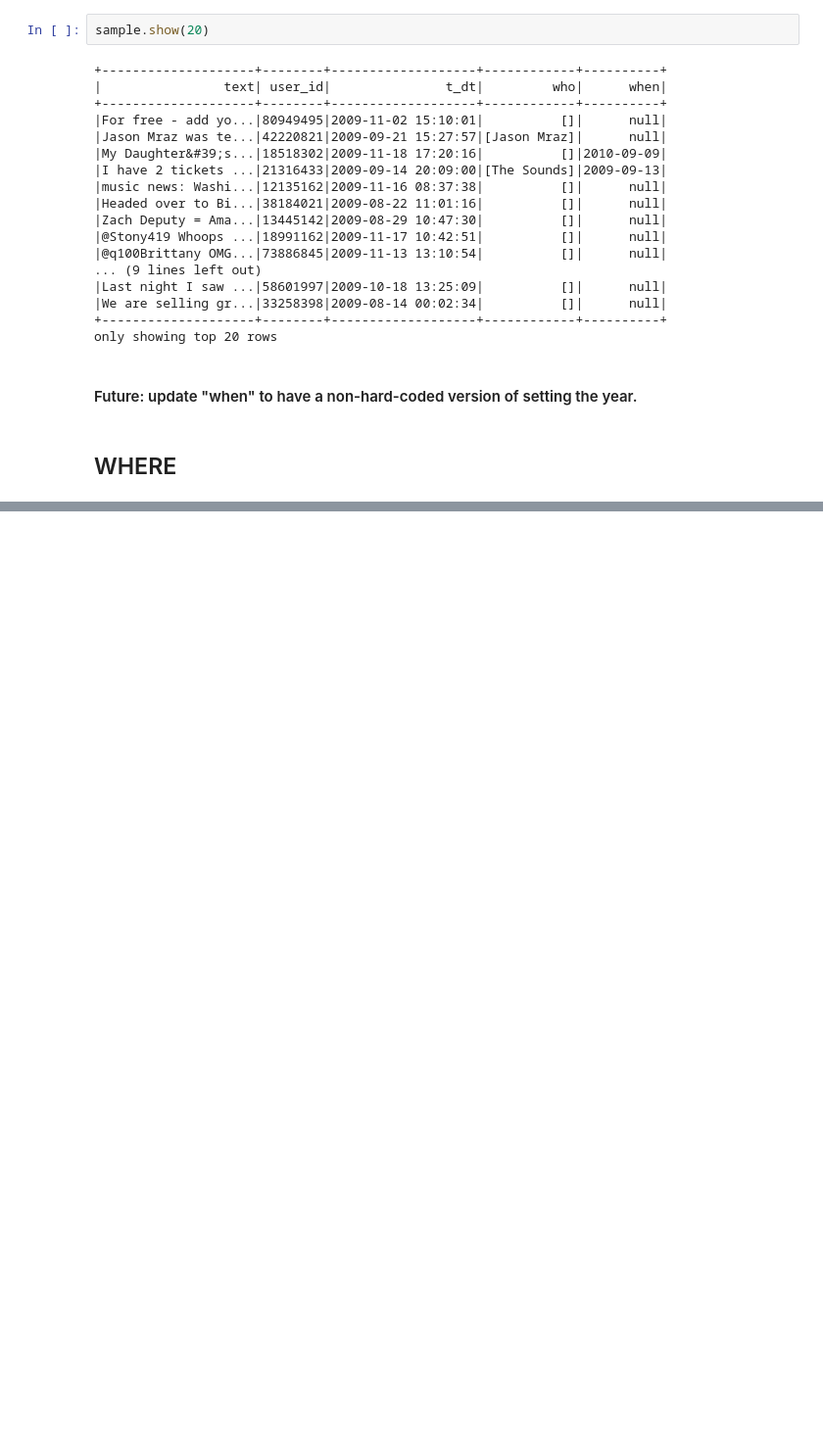
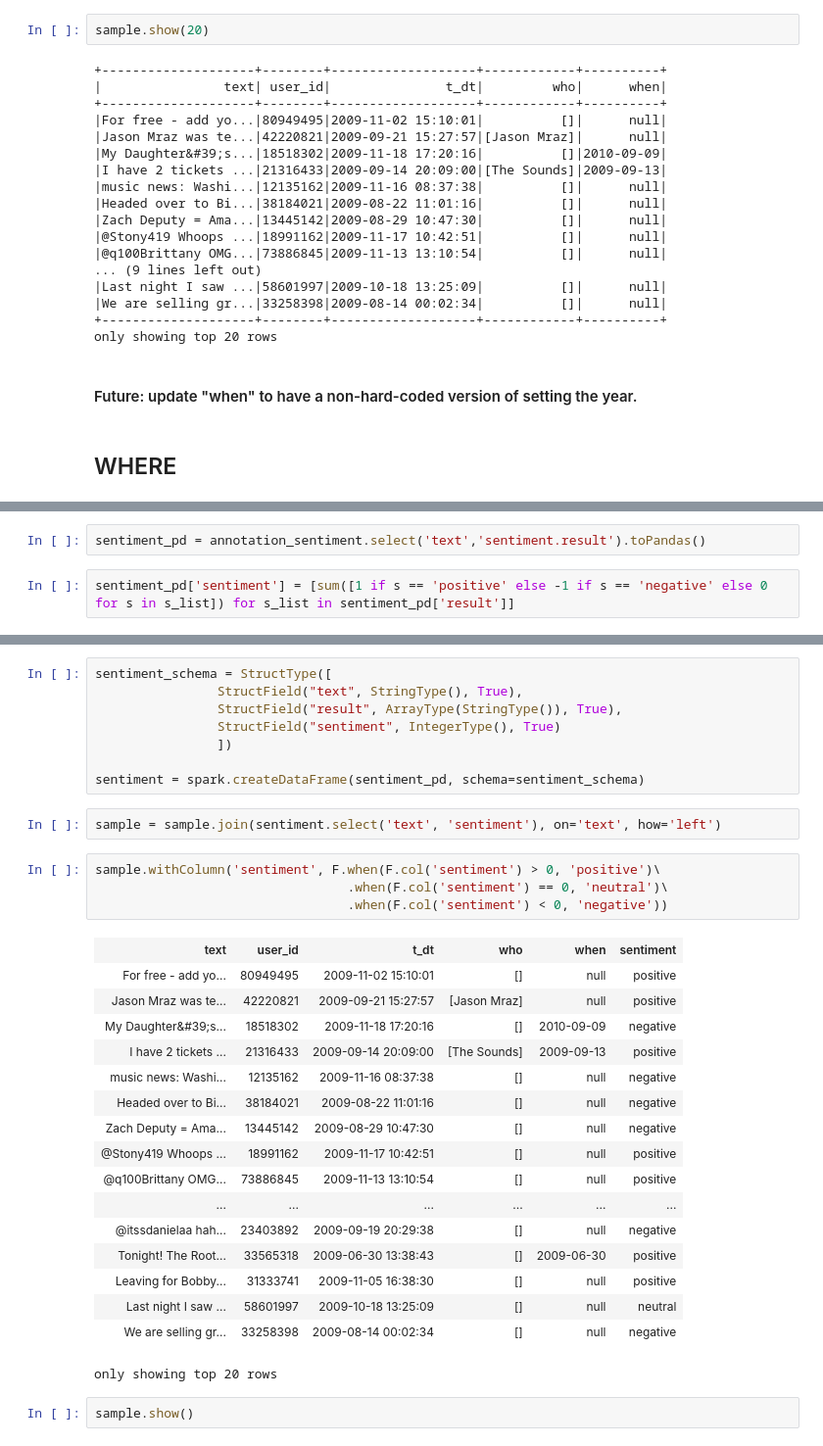
Before and after one commit to allisoncstafford/concert_tweets, a Jupyter notebook: notebooks/classifier.ipynb, the cells around one changed output, grey strips where cells are left out. Shown: that part at 98% size. Cells and saved outputs as stored; diff of their text form; blank space fills up the shorter version.

Commit message:
determine sentiment

```diff
--- a/notebooks/classifier.ipynb
+++ b/notebooks/classifier.ipynb
@@ -718,0 +750,4 @@ only showing top 20 rows
+# %%
+sentiment_pd = annotation_sentiment.select('text','sentiment.result').toPandas()
+# %%
+sentiment_pd['sentiment'] = [sum([1 if s == 'positive' else -1 if s == 'negative' else 0 for s in s_list]) for s_list in sentiment_pd['result']]
@@ -718,0 +763,34 @@ only showing top 20 rows
+# %%
+sentiment_schema = StructType([
+                StructField("text", StringType(), True),
+                StructField("result", ArrayType(StringType()), True),
+                StructField("sentiment", IntegerType(), True)
+                ])
+
+sentiment = spark.createDataFrame(sentiment_pd, schema=sentiment_schema)
+# %%
+sample = sample.join(sentiment.select('text', 'sentiment'), on='text', how='left')
+# %%
+sample.withColumn('sentiment', F.when(F.col('sentiment') > 0, 'positive')\
+                                 .when(F.col('sentiment') == 0, 'neutral')\
+                                 .when(F.col('sentiment') < 0, 'negative'))
+# %% [output]
+| text | user_id | t_dt | who | when | sentiment |
+| For free - add yo... | 80949495 | 2009-11-02 15:10:01 | [] | null | positive |
+| Jason Mraz was te... | 42220821 | 2009-09-21 15:27:57 | [Jason Mraz] | null | positive |
+| My Daughter&#39;s... | 18518302 | 2009-11-18 17:20:16 | [] | 2010-09-09 | negative |
+| I have 2 tickets ... | 21316433 | 2009-09-14 20:09:00 | [The Sounds] | 2009-09-13 | positive |
+| music news: Washi... | 12135162 | 2009-11-16 08:37:38 | [] | null | negative |
+| Headed over to Bi... | 38184021 | 2009-08-22 11:01:16 | [] | null | negative |
+| Zach Deputy = Ama... | 13445142 | 2009-08-29 10:47:30 | [] | null | negative |
+| @Stony419 Whoops ... | 18991162 | 2009-11-17 10:42:51 | [] | null | positive |
+| @q100Brittany OMG... | 73886845 | 2009-11-13 13:10:54 | [] | null | positive |
+| ... | ... | ... | ... | ... | ... |
+| @itssdanielaa hah... | 23403892 | 2009-09-19 20:29:38 | [] | null | negative |
+| Tonight! The Root... | 33565318 | 2009-06-30 13:38:43 | [] | 2009-06-30 | positive |
+| Leaving for Bobby... | 31333741 | 2009-11-05 16:38:30 | [] | null | positive |
+| Last night I saw ... | 58601997 | 2009-10-18 13:25:09 | [] | null | neutral |
+| We are selling gr... | 33258398 | 2009-08-14 00:02:34 | [] | null | negative |
+only showing top 20 rows
+# %%
+sample.show()
```
Also changed, not shown: parts of 29 cells of this notebook.
